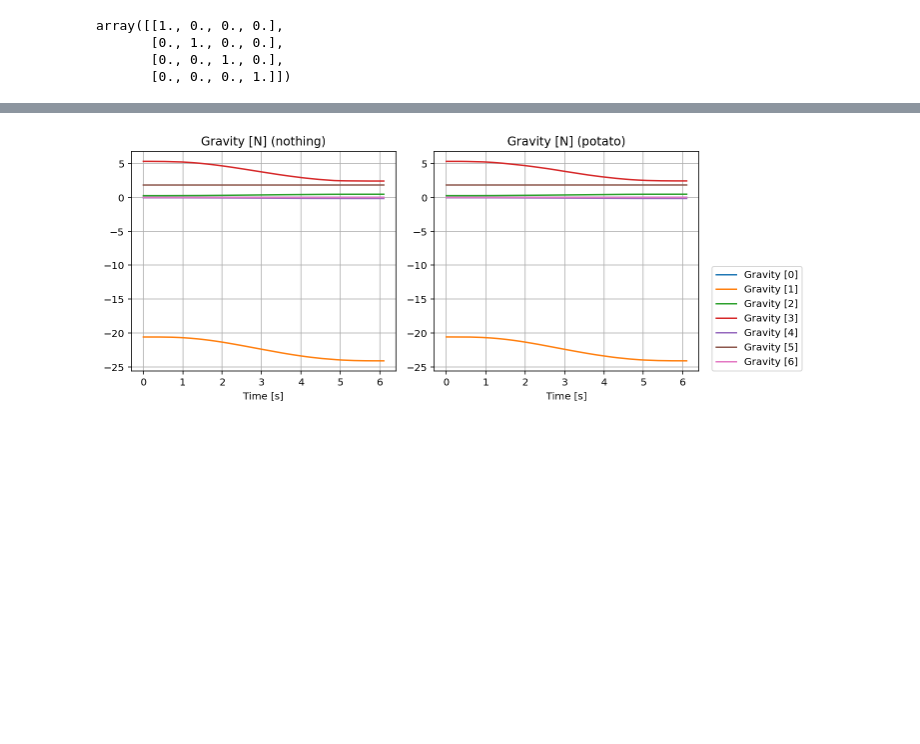
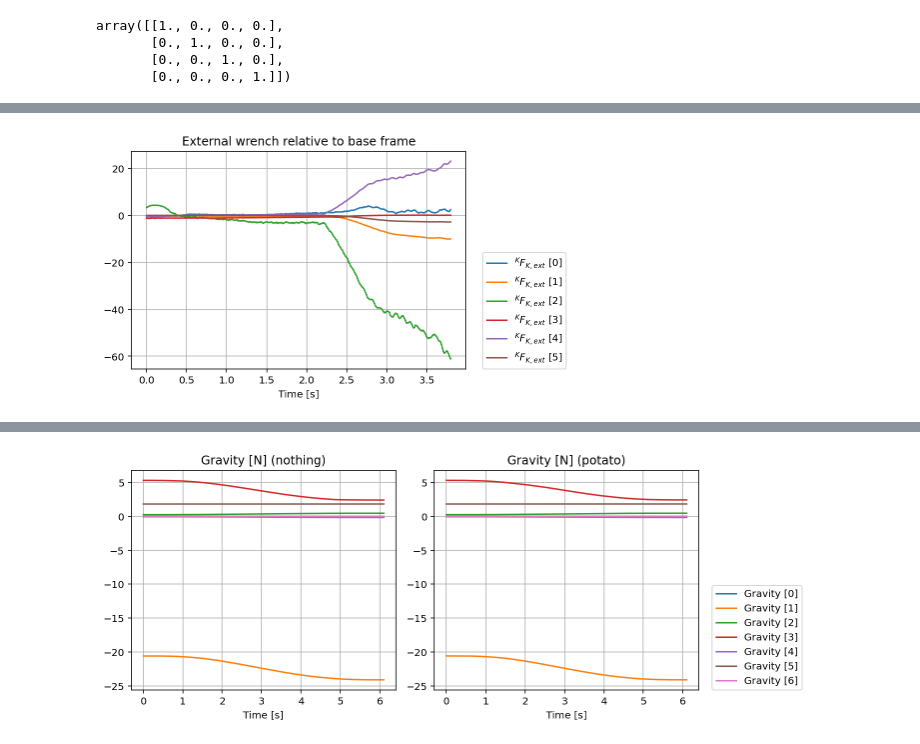
Before and after one commit to eric-heiden/panda-force, a Jupyter notebook: Plot Forces.ipynb, the cells around one changed output, grey strips where cells are left out. Drawn from its saved outputs; the diff is of its cells as text; code cells hidden in the pictures; blank space fills up the shorter version.

```diff
--- a/Plot Forces.ipynb
+++ b/Plot Forces.ipynb
@@ -70,0 +90,6 @@ def visualize2(name, title, label):
+# %%
+visualize("O_F_ext_hat_K",
+          "External wrench relative to base frame",
+          "$^{K}F_{K,ext}$")
+# %% [output]
+[figure, added]
```
Also changed, not shown: parts of 6 cells of this notebook, 7 other files.
